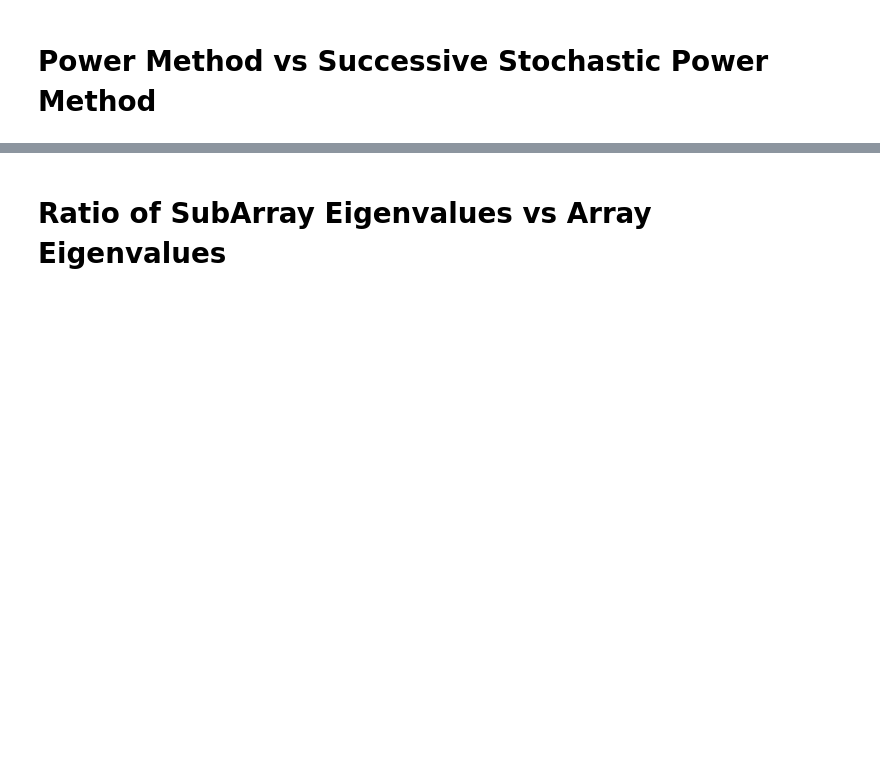
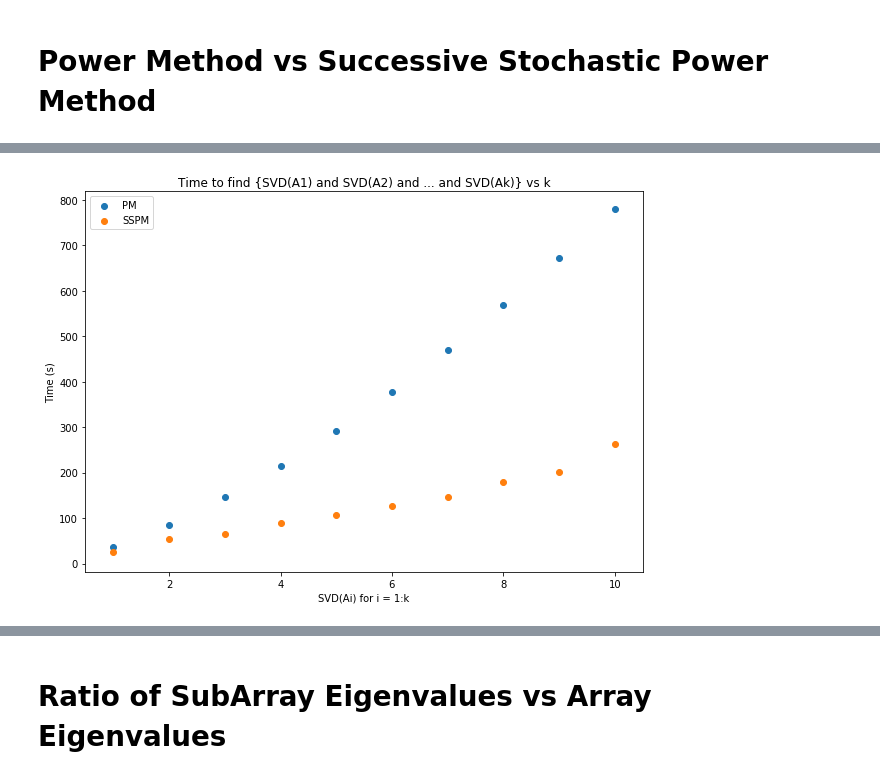
Before and after one commit to TNonet/lmdec_research, a Jupyter notebook: PowerMethod Growing Matrix.ipynb, the cells around one changed output, grey strips where cells are left out. Saved outputs shown, nothing was run; the diff lists cells and outputs as text; code cells hidden in the pictures; blank space fills up the shorter version.

```diff
--- a/PowerMethod Growing Matrix.ipynb
+++ b/PowerMethod Growing Matrix.ipynb
@@ -52,0 +86,14 @@ PM1.tol_iterations
+# %%
+times = [i.time for i in PM_results['PM']]
+perc = np.linspace(.1, 1, 10)
+i_range = np.arange(1, 11)
+fig = plt.figure(figsize=(10,7))
+plt.scatter(i_range, np.cumsum(times), label = 'PM')
+plt.scatter(i_range, np.cumsum(SSPM.time_iterations), label = 'SSPM')
+plt.legend()
+plt.title('Time to find {SVD(A1) and SVD(A2) and ... and SVD(Ak)} vs k')
+plt.ylabel("Time (s)")
+plt.xlabel('SVD(Ai) for i = 1:k')
+plt.show()
+# %% [output]
+[figure, added]
```
Also changed, not shown: parts of 38 cells of this notebook, 57 other files.
